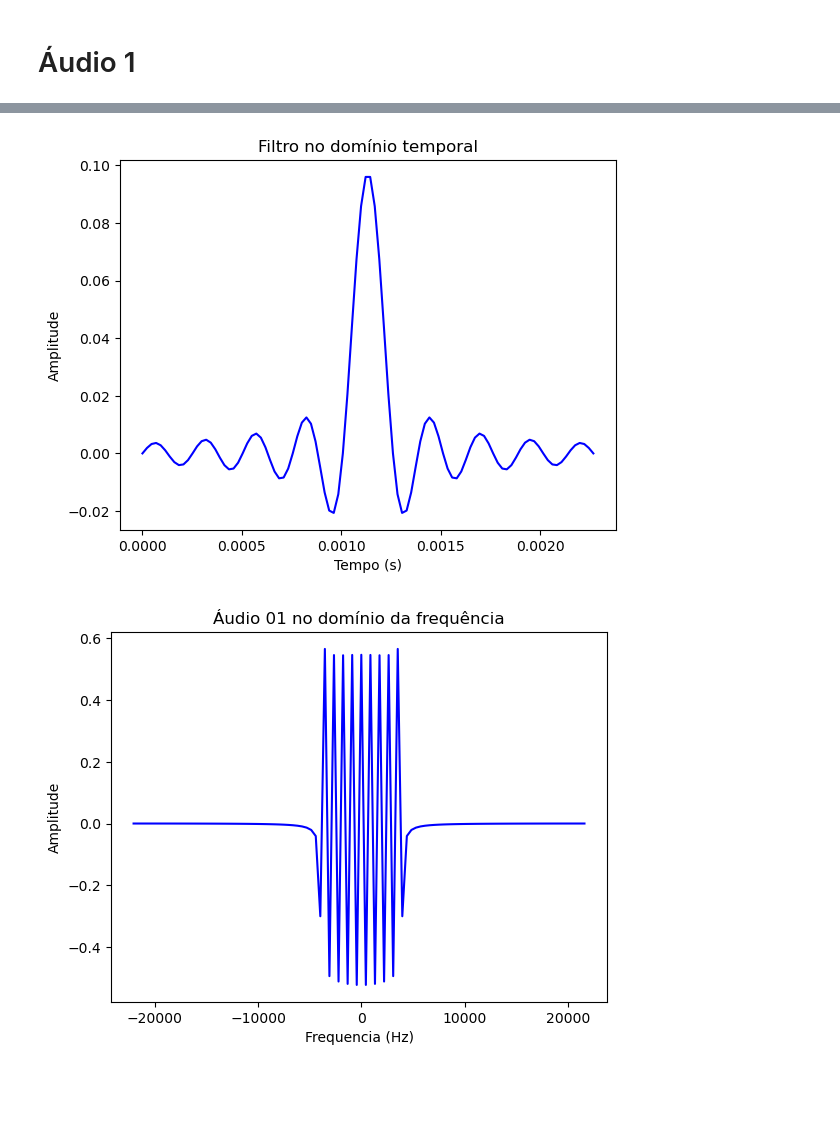
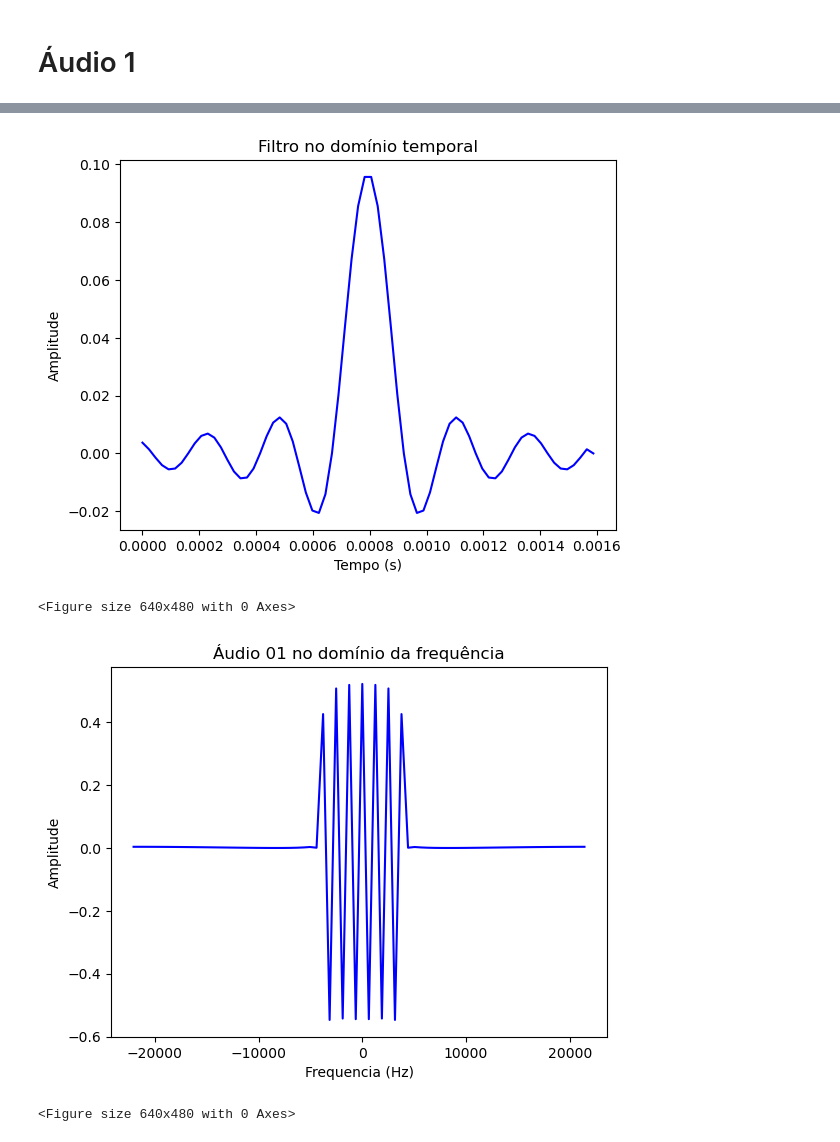
Before and after one commit to ruanpereira/sinais_tc02, a Jupyter notebook: Audio01_definitivo.ipynb, the cells around one changed output, grey strips where cells are left out. Saved outputs shown, nothing was run; the diff lists cells and outputs as text; code cells hidden in the pictures; blank space fills up the shorter version.

Commit message:
plots do audio1 ready to go

```diff
--- a/Audio01_definitivo.ipynb
+++ b/Audio01_definitivo.ipynb
@@ -110,18 +119,21 @@ def filtro_hamming(sinal, wc, L):
 
     return coeficientes * janela_func, coeficientes
 # %%
-L = 100; wc = 2*np.pi/11
+L = 70; wc = 2*np.pi/11
 
 filtro_tempo, coeficientes = filtro_hamming(audio, wc, L)
 eixo_t_filtro = np.linspace(0, len(filtro_tempo)/taxa_amostragem, num=len(filtro_tempo))
 
 plt.plot(eixo_t_filtro, filtro_tempo, color='b')
 plt.title('Filtro no domínio temporal')
 plt.xlabel('Tempo (s)')
 plt.ylabel('Amplitude')
 plt.show()
+
+plt.savefig('filtro1_tempo.pdf')
 # %% [output]
-[figure, old version]
+[figure, new version]
+<Figure size 640x480 with 0 Axes>
 # %%
 # Aplicando a transformada de Fourier para observar o filtro na frequência
 filtro_freq = fftshift(fft(filtro_tempo))
@@ -133,8 +145,11 @@ plt.title("Áudio 01 no domínio da frequência")
 plt.ylabel("Amplitude")
 plt.xlabel("Frequencia (Hz)")
 plt.show()
+
+plt.savefig('filtro1_freq.pdf')
 # %% [output]
-[figure, old version]
+[figure, new version]
+<Figure size 640x480 with 0 Axes>
 # %%
 # Plotando a magnitude do sinal da frequência em escala logarítimica
 plt.plot(eixo_f_filtro, spectrum(filtro_freq), color='b')
```
Also changed, not shown: parts of 8 cells of this notebook, 10 other files.
